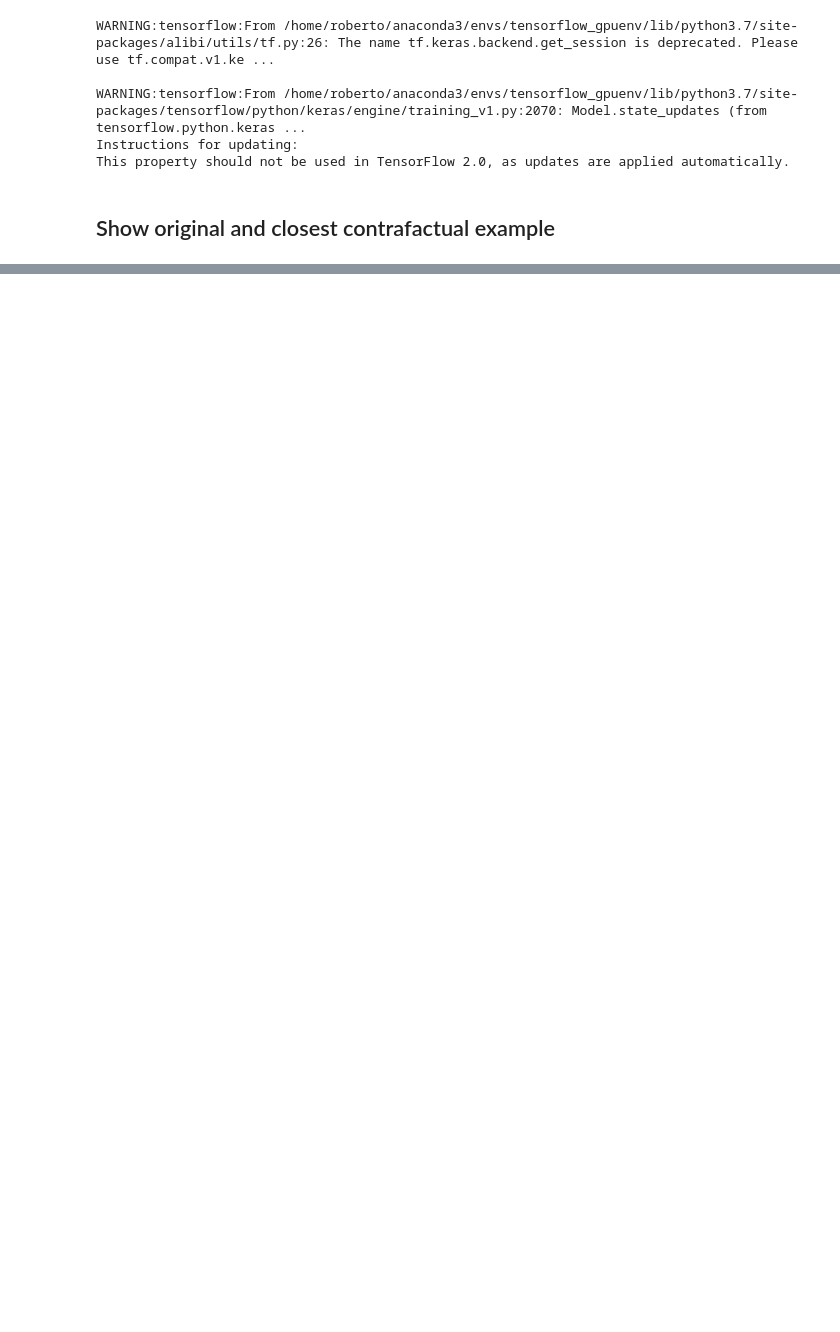
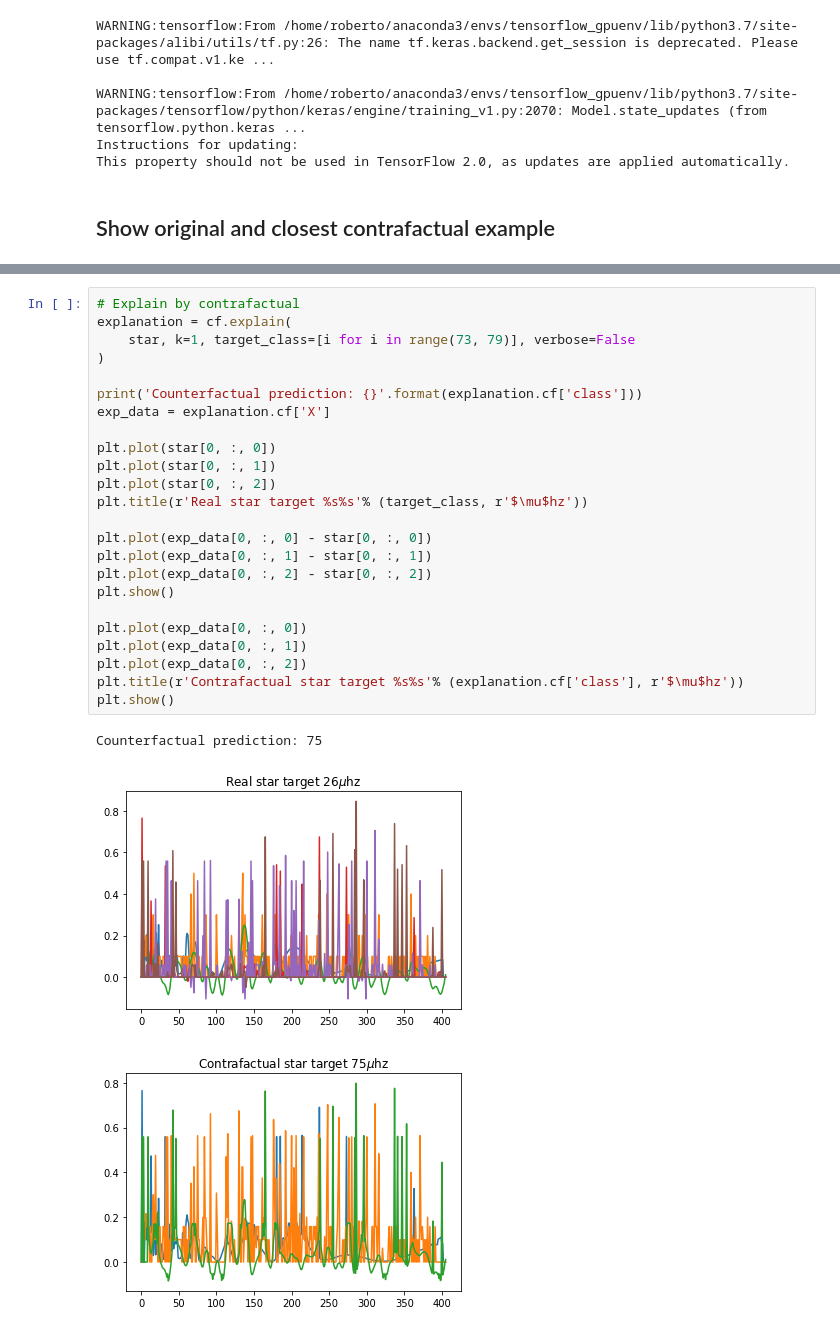
Before and after one commit to rmaestre/NN-Asteroseismology, a Jupyter notebook: astronn/notebooks/contrafactuals.ipynb, the cells around one changed output, grey strips where cells are left out. Saved outputs shown, nothing was run; the diff lists cells and outputs as text; blank space fills up the shorter version.

```diff
--- a/astronn/notebooks/contrafactuals.ipynb
+++ b/astronn/notebooks/contrafactuals.ipynb
@@ -105,0 +108,28 @@ Counterfactual prediction: 55
+# %%
+# Explain by contrafactual
+explanation = cf.explain(
+    star, k=1, target_class=[i for i in range(73, 79)], verbose=False
+)
+
+print('Counterfactual prediction: {}'.format(explanation.cf['class']))
+exp_data = explanation.cf['X']
+
+plt.plot(star[0, :, 0])
+plt.plot(star[0, :, 1])
+plt.plot(star[0, :, 2])
+plt.title(r'Real star target %s%s'% (target_class, r'$\mu$hz'))
+
+plt.plot(exp_data[0, :, 0] - star[0, :, 0])
+plt.plot(exp_data[0, :, 1] - star[0, :, 1])
+plt.plot(exp_data[0, :, 2] - star[0, :, 2])
+plt.show()
+
+plt.plot(exp_data[0, :, 0])
+plt.plot(exp_data[0, :, 1])
+plt.plot(exp_data[0, :, 2])
+plt.title(r'Contrafactual star target %s%s'% (explanation.cf['class'], r'$\mu$hz'))
+plt.show()
+# %% [output]
+Counterfactual prediction: 75
+[figure, added]
+[figure, added]
```
Also changed, not shown: parts of 3 cells of this notebook.
